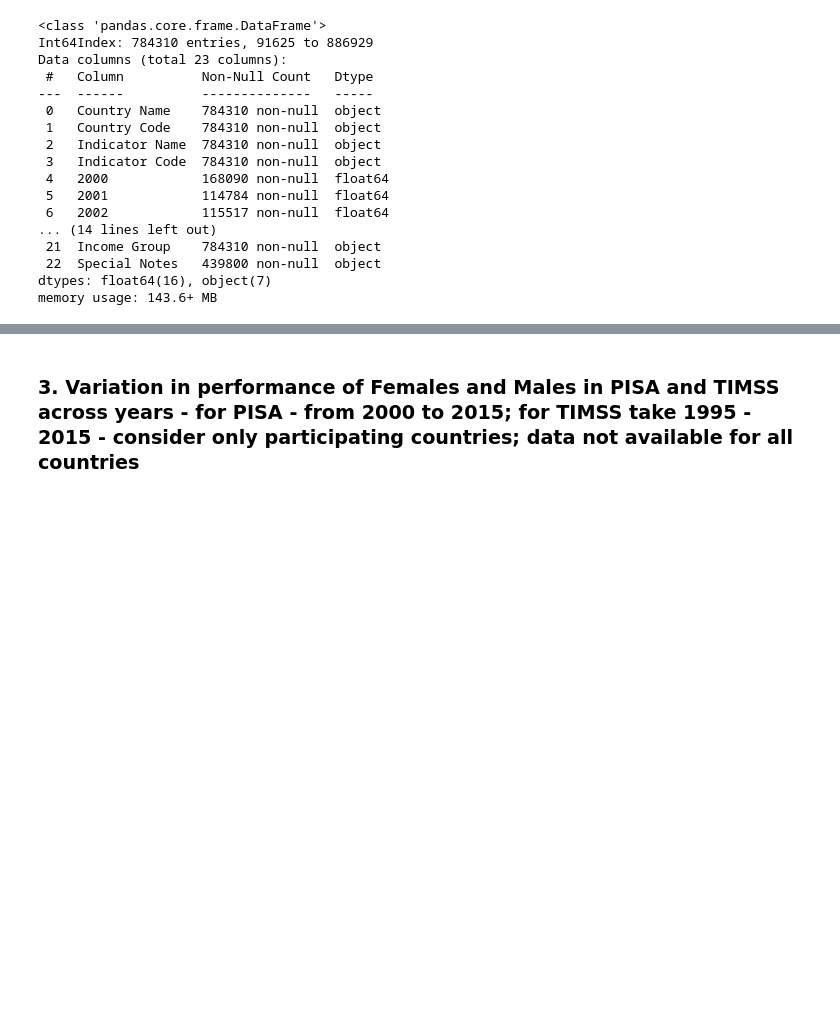
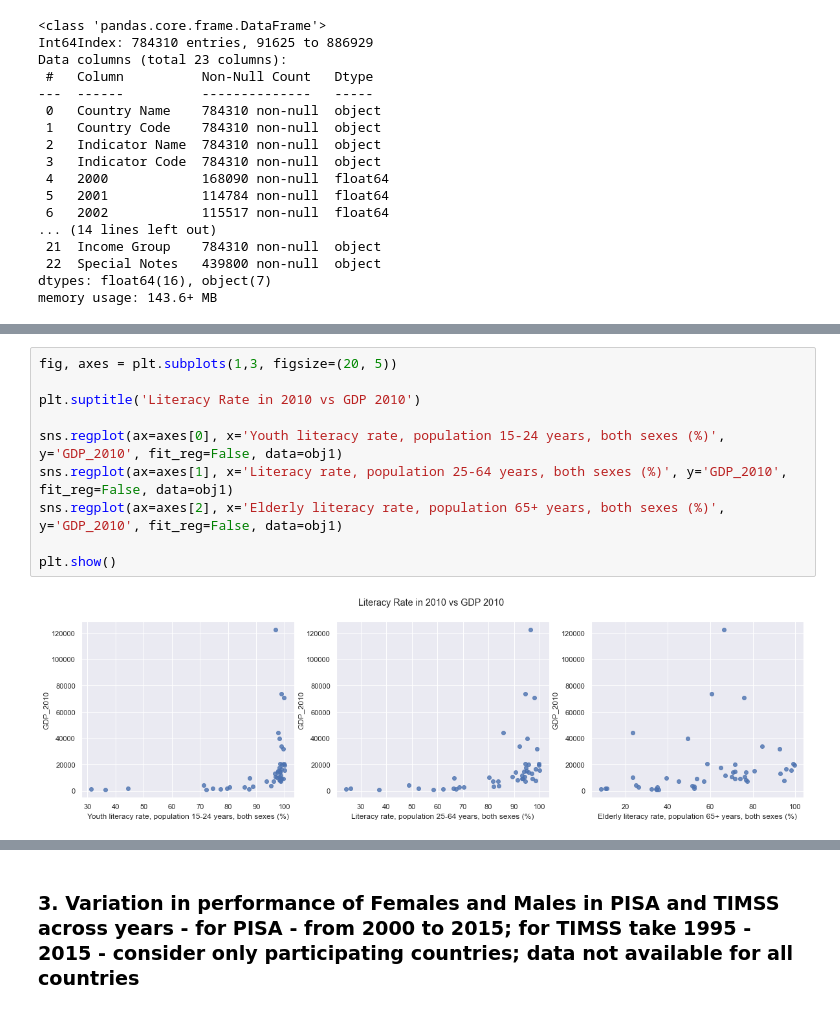
Before and after one commit to nikhilans/global-education-analysis, a Jupyter notebook: CH_Nikhila_N_S_World_Bank_Global_Education_Analysis_Capstone_Project.ipynb, the cells around one changed output, grey strips where cells are left out. Saved outputs shown, nothing was run; the diff lists cells and outputs as text; blank space fills up the shorter version.

```diff
--- a/CH_Nikhila_N_S_World_Bank_Global_Education_Analysis_Capstone_Project.ipynb
+++ b/CH_Nikhila_N_S_World_Bank_Global_Education_Analysis_Capstone_Project.ipynb
@@ -743,0 +641,12 @@ plt.show()
+# %%
+fig, axes = plt.subplots(1,3, figsize=(20, 5))
+
+plt.suptitle('Literacy Rate in 2010 vs GDP 2010')
+
+sns.regplot(ax=axes[0], x='Youth literacy rate, population 15-24 years, both sexes (%)', y='GDP_2010', fit_reg=False, data=obj1)
+sns.regplot(ax=axes[1], x='Literacy rate, population 25-64 years, both sexes (%)', y='GDP_2010', fit_reg=False, data=obj1)
+sns.regplot(ax=axes[2], x='Elderly literacy rate, population 65+ years, both sexes (%)', y='GDP_2010', fit_reg=False, data=obj1)
+
+plt.show()
+# %% [output]
+[figure, added]
```
Also changed, not shown: parts of 80 cells of this notebook.
